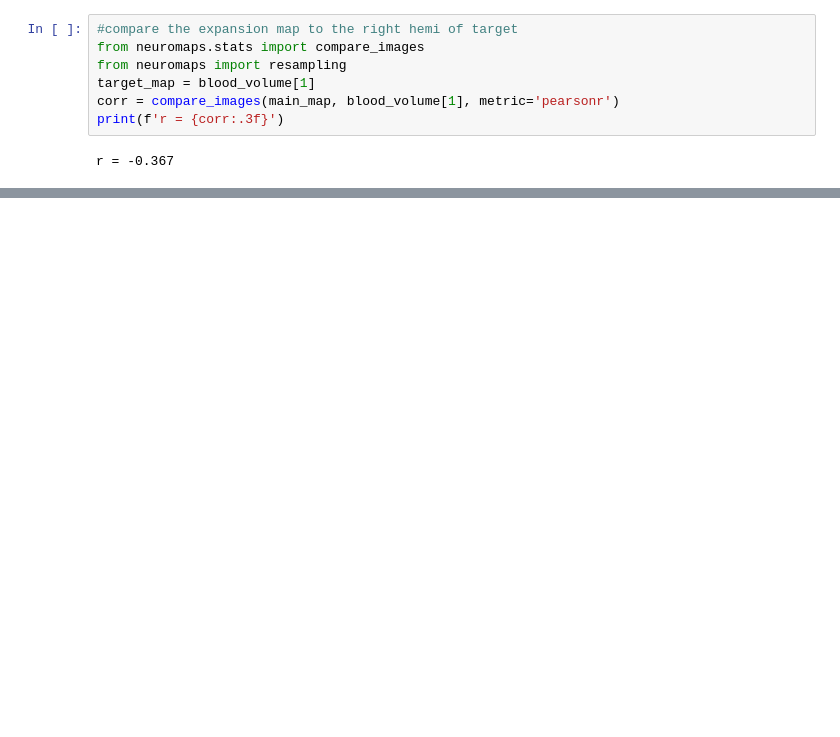
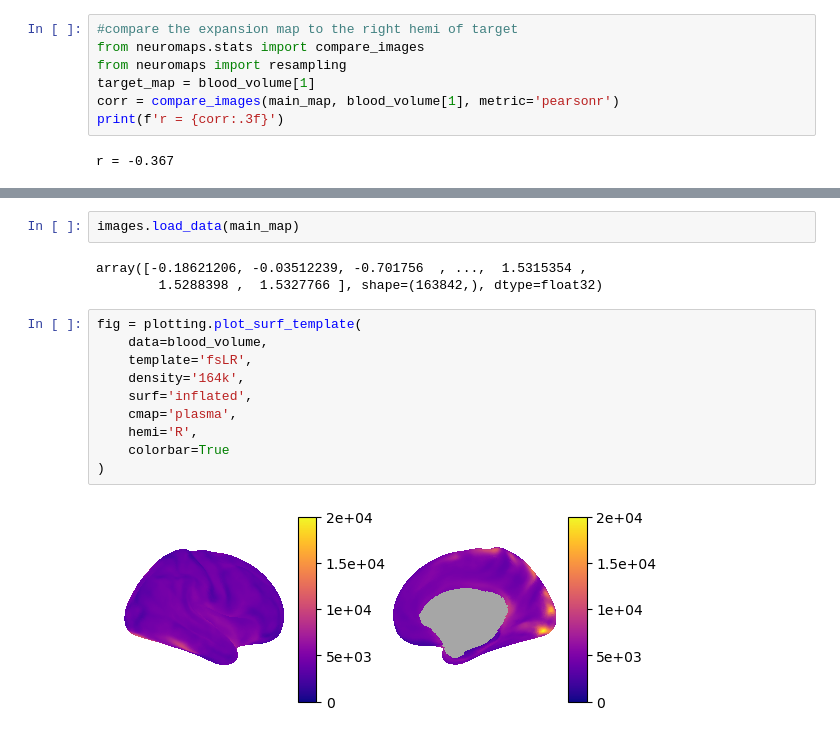
Before and after one commit to kesouder/dsc-neuroImages, a Jupyter notebook: FA25/code.ipynb, the cells around one changed output, grey strips where cells are left out. Cells and saved outputs as stored; diff of their text form; blank space fills up the shorter version.

```diff
--- a/FA25/code.ipynb
+++ b/FA25/code.ipynb
@@ -170,0 +199,17 @@ r = -0.367, p_spin = 0.0030
+# %%
+images.load_data(main_map)
+# %% [output]
+array([-0.18621206, -0.03512239, -0.701756  , ...,  1.5315354 ,
+        1.5288398 ,  1.5327766 ], shape=(163842,), dtype=float32)
+# %%
+fig = plotting.plot_surf_template(
+    data=blood_volume,
+    template='fsLR',
+    density='164k',
+    surf='inflated',
+    cmap='plasma',
+    hemi='R',
+    colorbar=True
+)
+# %% [output]
+[figure, added]
```
Also changed, not shown: parts of 6 cells of this notebook, 1 other file.
